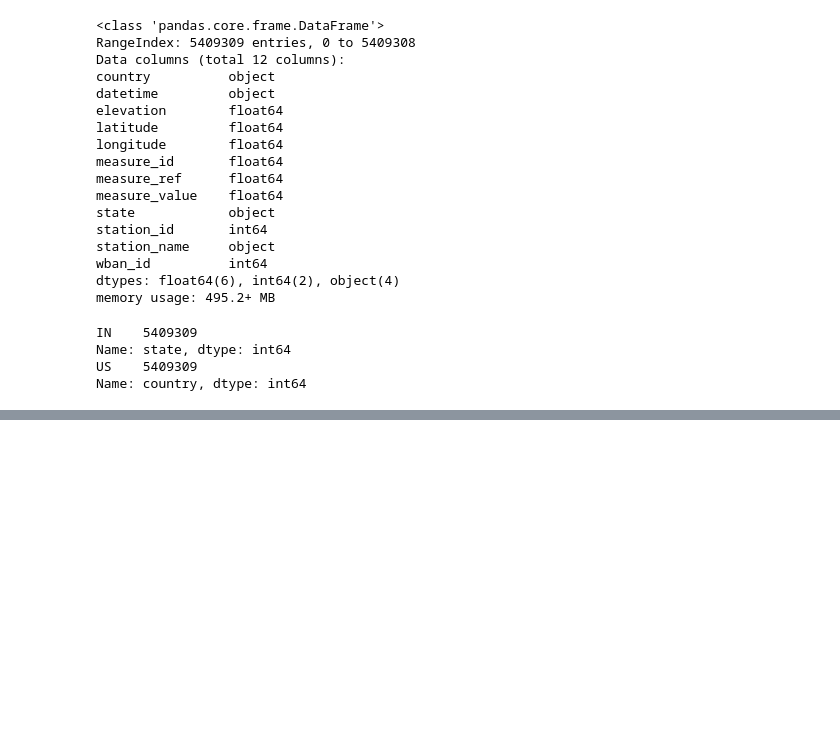
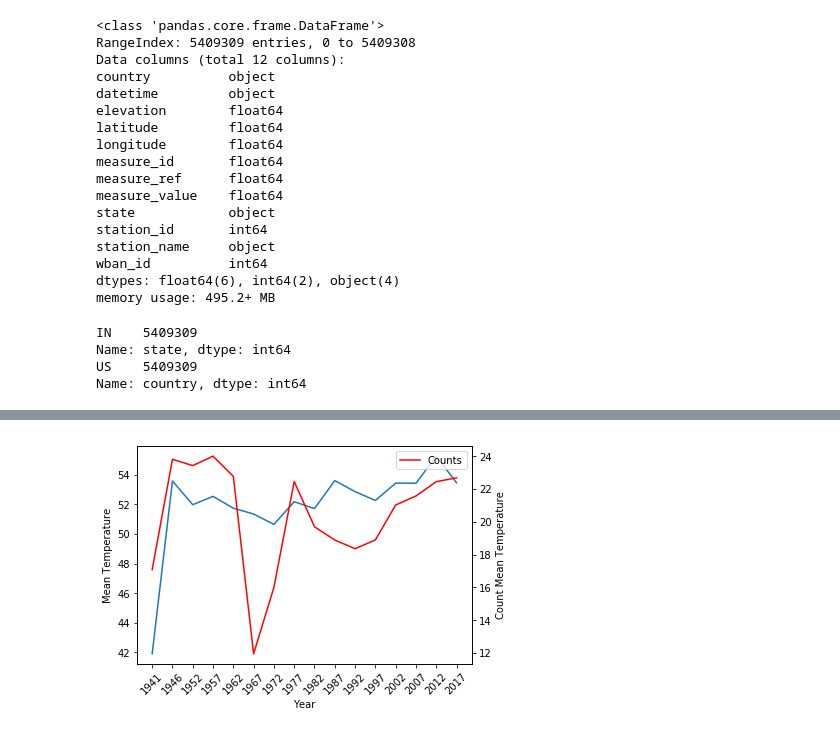
Before and after one commit to glentner/AITP2019-DS-Challenge, a Jupyter notebook: code/PostProcessing_IN.ipynb, the cells around one changed output, grey strips where cells are left out. Saved outputs shown, nothing was run; the diff lists cells and outputs as text; code cells hidden in the pictures; blank space fills up the shorter version.

Commit message:
Plots of temperature and Snow

```diff
--- a/code/PostProcessing_IN.ipynb
+++ b/code/PostProcessing_IN.ipynb
@@ -78,0 +146,6 @@ Name: country, dtype: int64
+# %%
+date = data_temp.datetime.apply(str)
+date = date.str.split('[/-]', expand=True)
+# %%
+data_temp['year'] = date[0]
+data_temp['month'] = date[1]
@@ -78,0 +164,3 @@ Name: country, dtype: int64
+# %%
+k2_temp = data_temp.groupby('year', as_index=False)['measure_value'].mean()
+k3_temp = data_temp.groupby('year', as_index=False)['measure_ref'].mean()
@@ -78,0 +169,17 @@ Name: country, dtype: int64
+# %%
+k2_temp = k2_temp.values
+k3_temp = k3_temp.values
+# %%
+fig, ax1 = plt.subplots()
+ax1.plot(k2_temp[::5,0], k2_temp[::5,1], label="Mean Temp")
+ax2 = ax1.twinx()
+ax2.plot(k3_temp[::5,0], k3_temp[::5,1], color='red', label="Counts")
+ax1.set_xlabel("Year")
+ax1.set_ylabel("Mean Temperature")
+ax2.set_ylabel("Count Mean Temperature")
+ax1.set_xticklabels(k3_temp[::5,0], rotation=45)
+plt.legend(loc='upper right', bbox_to_anchor=[1,1])
+plt.show()
+#1967 blizzard
+# %% [output]
+[figure, added]
```
Also changed, not shown: parts of 19 cells of this notebook.
